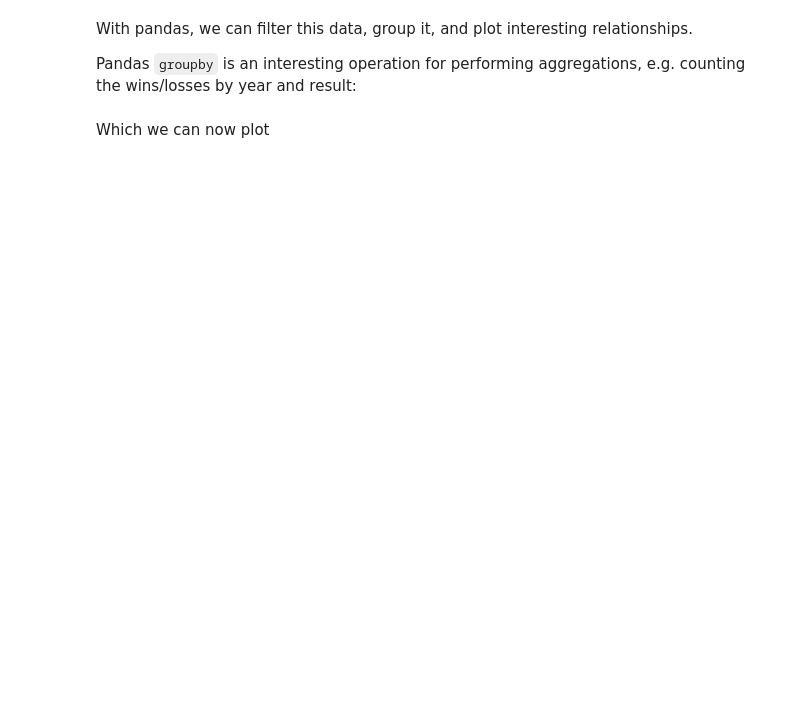
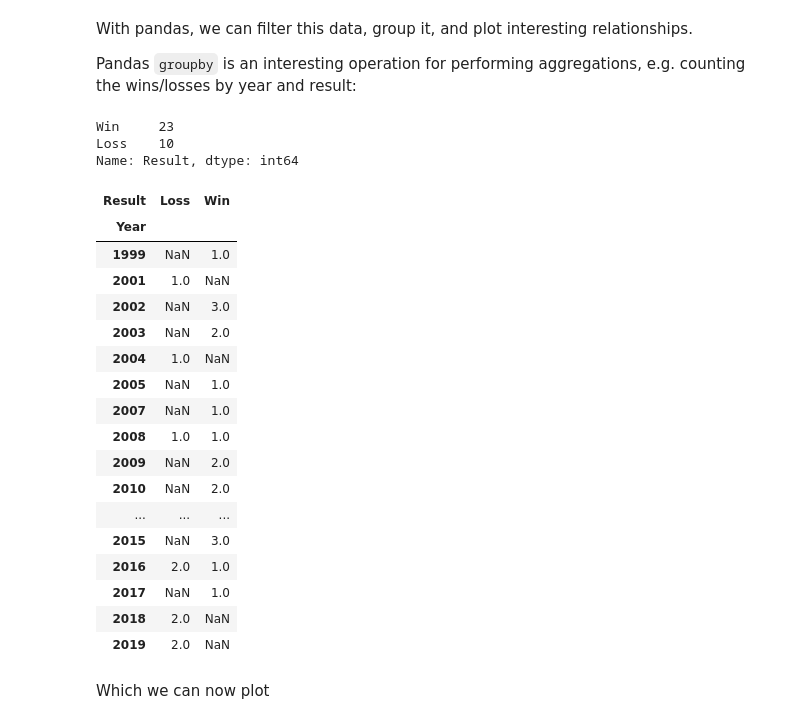
Before and after one commit to UiO-IN3110/UiO-IN3110.github.io, a Jupyter notebook: lectures/07-web-programming/Web scraping.ipynb, the cells around one changed output. Drawn from its saved outputs; the diff is of its cells as text; code cells hidden in the pictures; blank space fills up the shorter version.

```diff
--- a/lectures/07-web-programming/Web scraping.ipynb
+++ b/lectures/07-web-programming/Web scraping.ipynb
@@ -225,9 +442,34 @@ With pandas, we can filter this data, group it, and plot interesting relationshi
 
 Pandas `groupby` is an interesting operation for performing aggregations,
 e.g. counting the wins/losses by year and result:
+# %%
+df.Result.value_counts()
+# %% [output]
+Win     23
+Loss    10
+Name: Result, dtype: int64
 # %%
-results_by_year = df.groupby(...
+results_by_year = df.groupby(["Year", "Result"]).Tournament.count().unstack()
 results_by_year
+# %% [output]
+| Result | Loss | Win |
+| Year |  |  |
+| 1999 | NaN | 1.0 |
+| 2001 | 1.0 | NaN |
+| 2002 | NaN | 3.0 |
+| 2003 | NaN | 2.0 |
+| 2004 | 1.0 | NaN |
+| 2005 | NaN | 1.0 |
+| 2007 | NaN | 1.0 |
+| 2008 | 1.0 | 1.0 |
+| 2009 | NaN | 2.0 |
+| 2010 | NaN | 2.0 |
+| ... | ... | ... |
+| 2015 | NaN | 3.0 |
+| 2016 | 2.0 | 1.0 |
+| 2017 | NaN | 1.0 |
+| 2018 | 2.0 | NaN |
+| 2019 | 2.0 | NaN |
 # %% [markdown]
 Which we can now plot
 # %%
```
Also changed, not shown: parts of 41 cells of this notebook.
